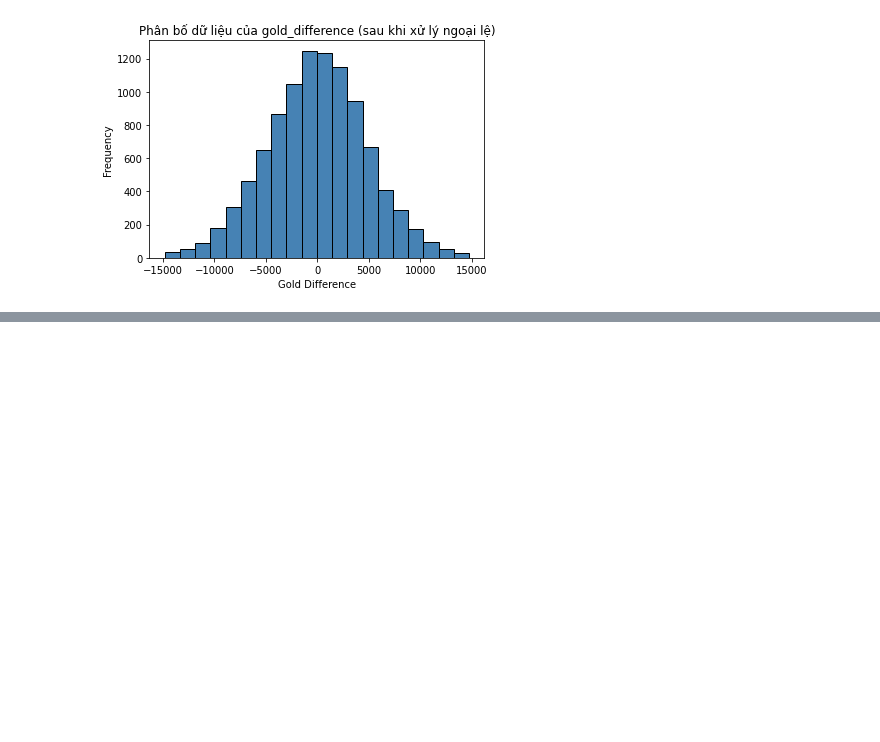
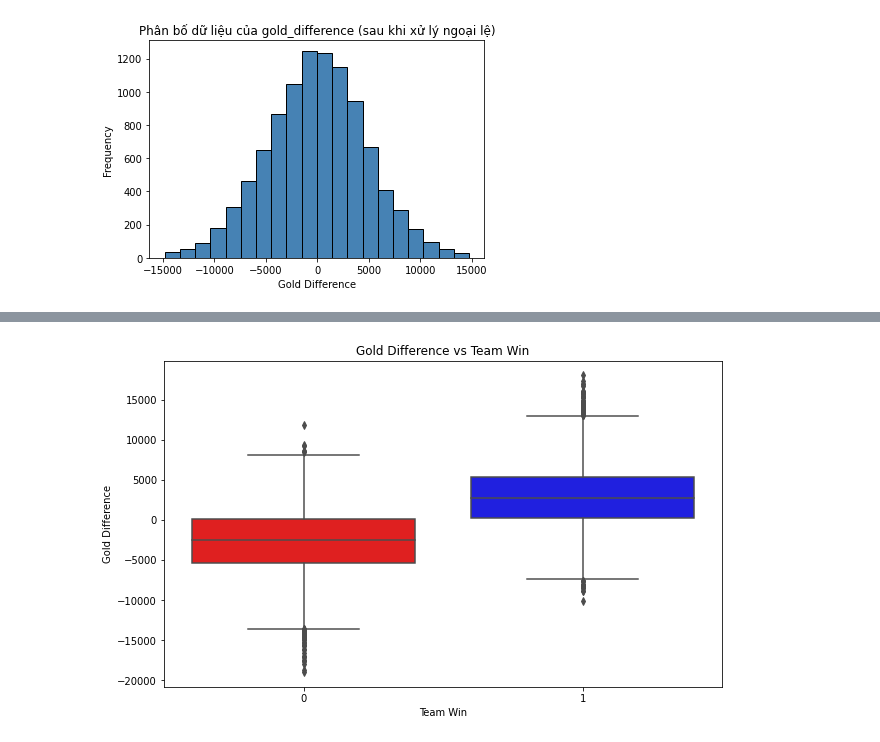
Before and after one commit to trucni2005/LeagueOfLegendsWinRatePredictorAt15, a Jupyter notebook: feature_engineering.ipynb, the cells around one changed output, grey strips where cells are left out. Saved outputs shown, nothing was run; the diff lists cells and outputs as text; code cells hidden in the pictures; blank space fills up the shorter version.

```diff
--- a/feature_engineering.ipynb
+++ b/feature_engineering.ipynb
@@ -231,0 +263,10 @@ plt.show()
+# %%
+# Boxplot
+plt.figure(figsize=(10, 6))
+sns.boxplot(x='team_win', y='gold_difference', data=df, palette=['red', 'blue'])
+plt.title('Gold Difference vs Team Win')
+plt.xlabel('Team Win')
+plt.ylabel('Gold Difference')
+plt.show()
+# %% [output]
+[figure, added]
```
Also changed, not shown: parts of 13 cells of this notebook, 2 other files.
